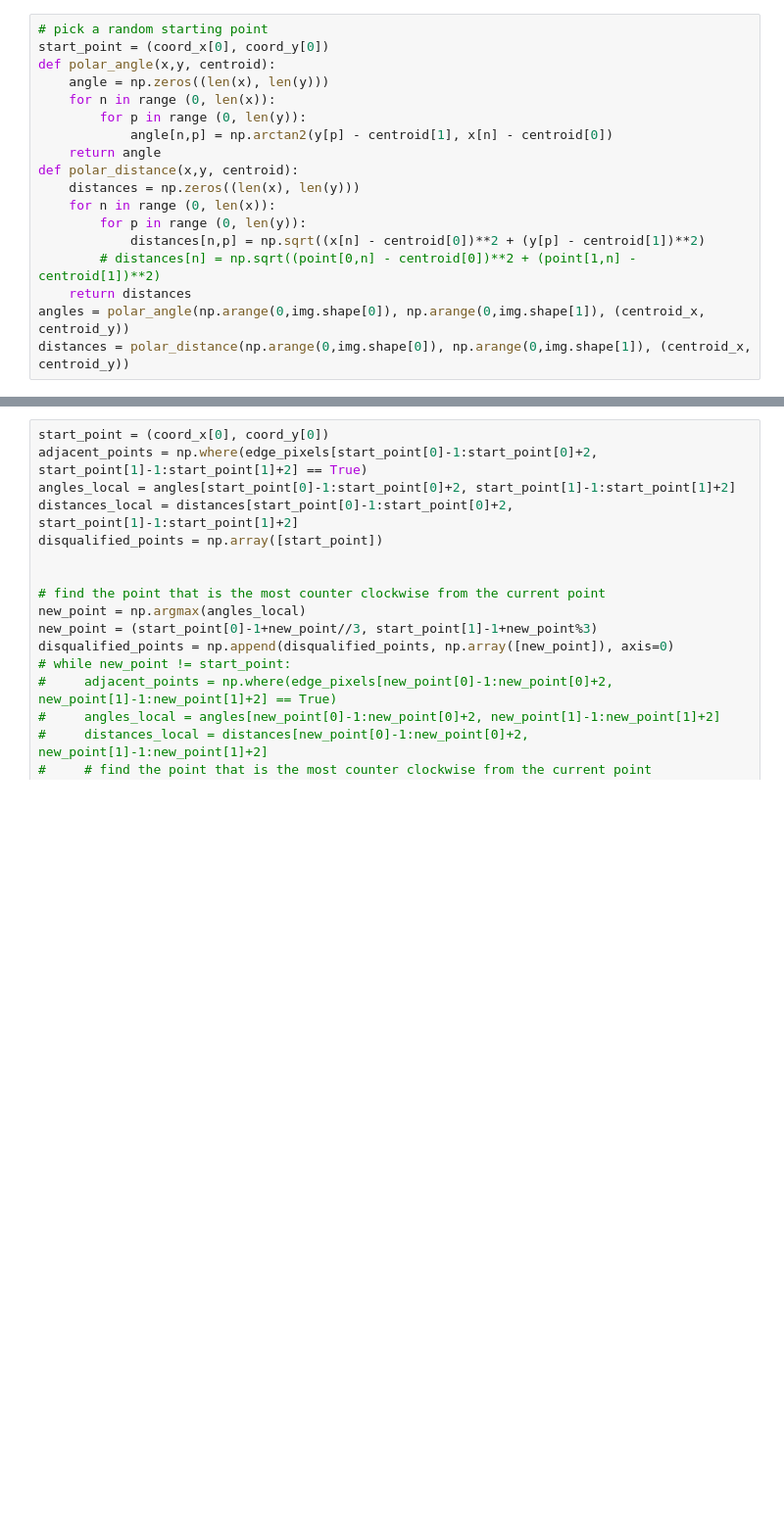
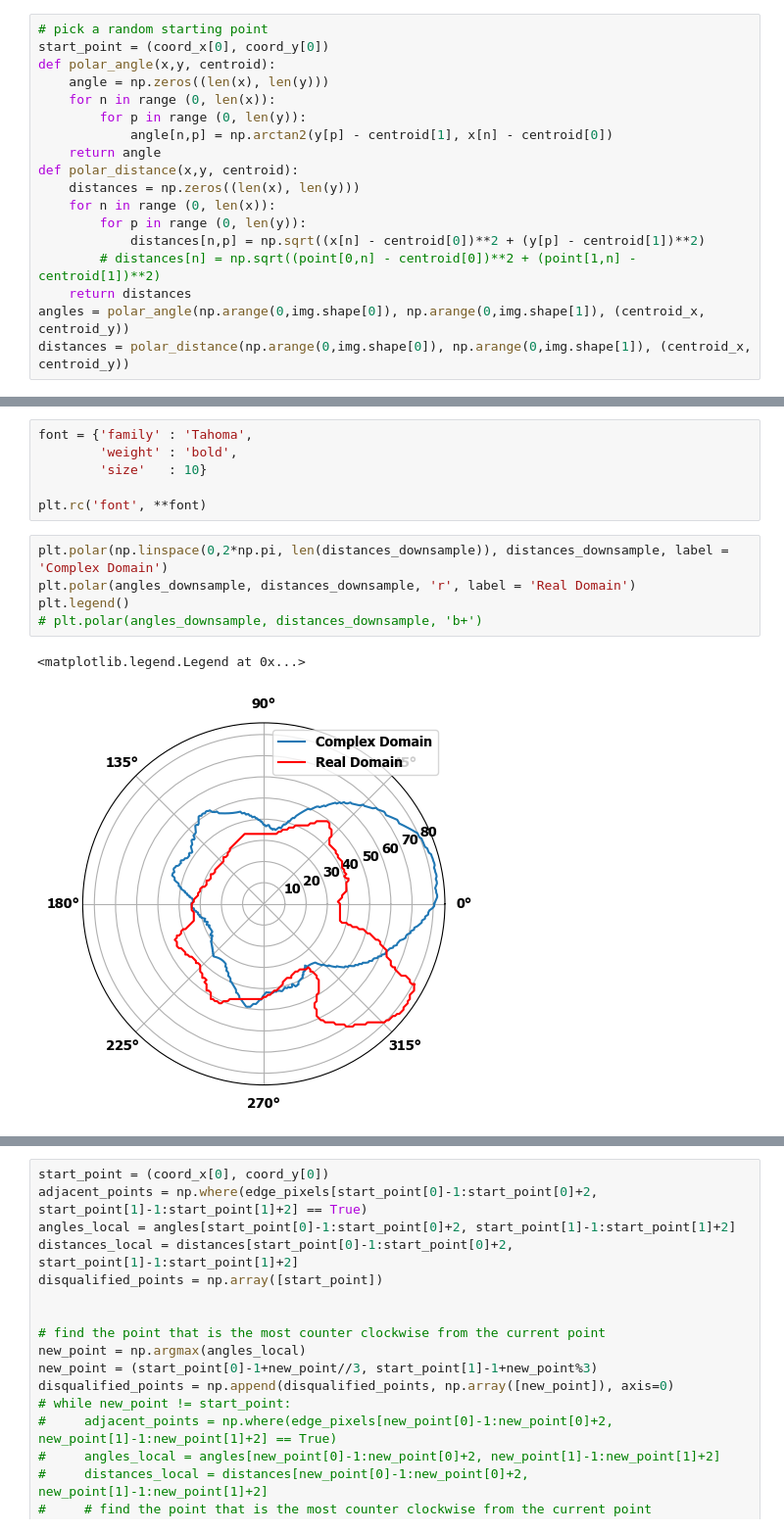
Before and after one commit to feltner515/ParticlePy, a Jupyter notebook: reentrant.ipynb, the cells around one changed output, grey strips where cells are left out. Shown at 98% size. Cells and saved outputs as stored; diff of their text form; blank space fills up the shorter version.

```diff
--- a/reentrant.ipynb
+++ b/reentrant.ipynb
@@ -105,0 +145,14 @@ distances = polar_distance(np.arange(0,img.shape[0]), np.arange(0,img.shape[1]),
+# %%
+font = {'family' : 'Tahoma',
+        'weight' : 'bold',
+        'size'   : 10}
+
+plt.rc('font', **font)
+# %%
+plt.polar(np.linspace(0,2*np.pi, len(distances_downsample)), distances_downsample, label = 'Complex Domain')
+plt.polar(angles_downsample, distances_downsample, 'r', label = 'Real Domain')
+plt.legend()
+# plt.polar(angles_downsample, distances_downsample, 'b+')
+# %% [output]
+<matplotlib.legend.Legend at 0x...>
+[figure, added]
```
Also changed, not shown: parts of 38 cells of this notebook, 1 other file.
